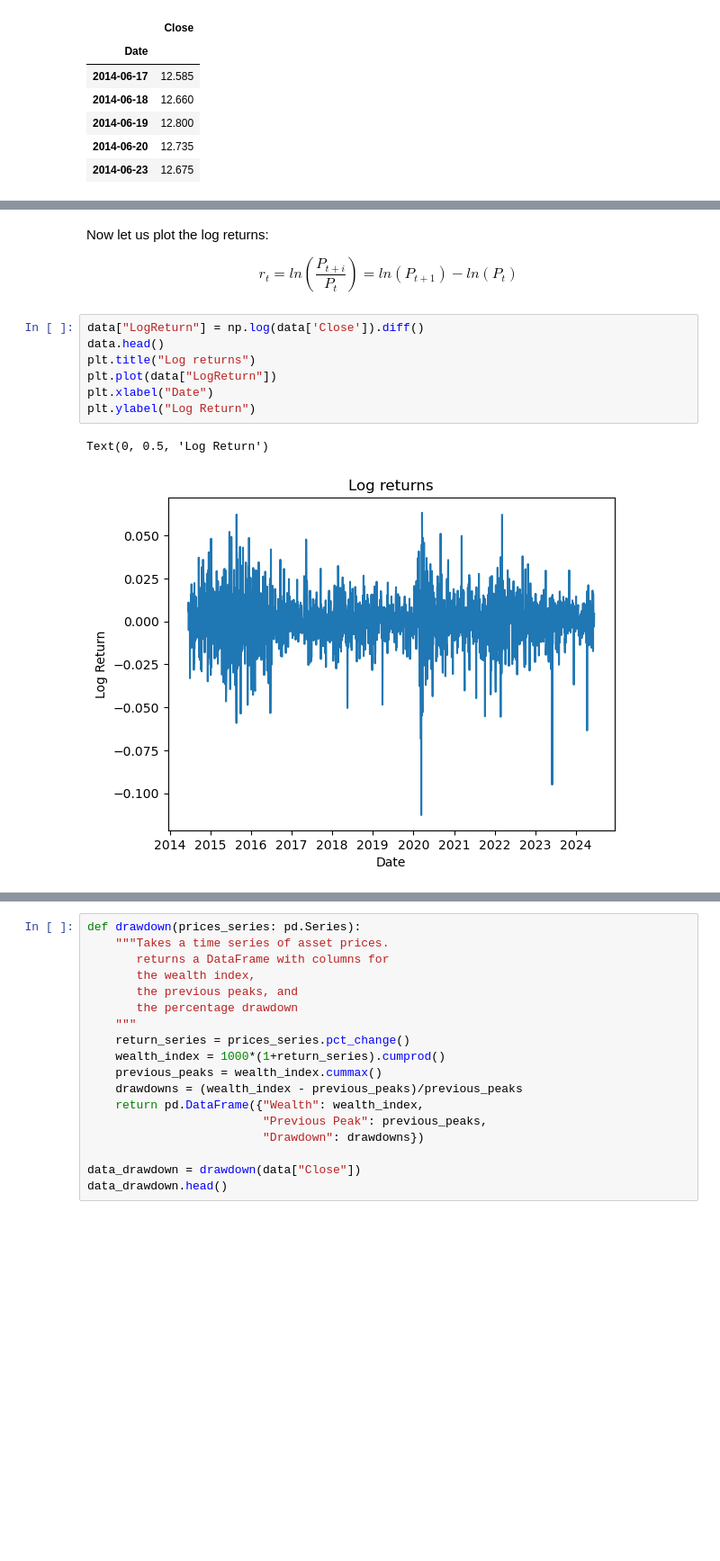
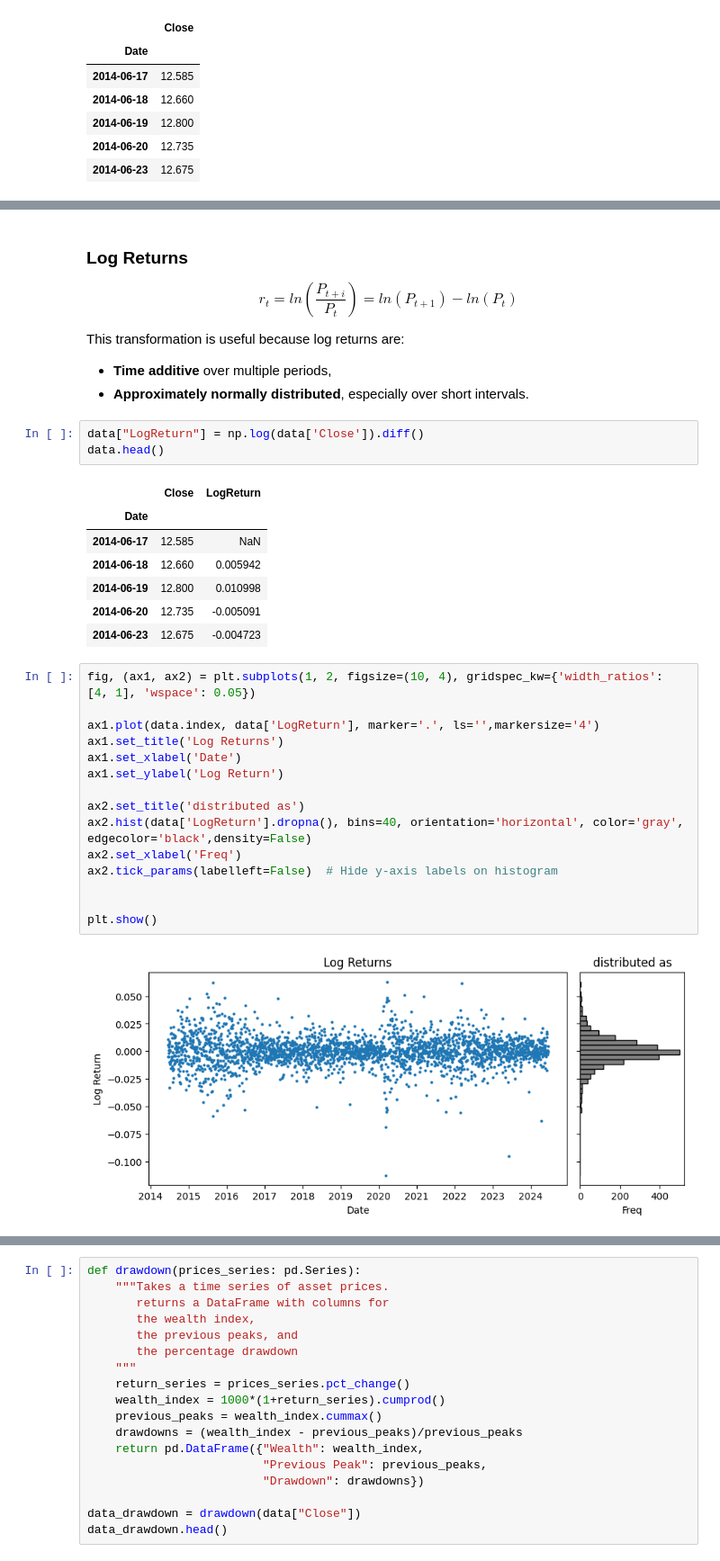
Before and after one commit to manuelgonzalzz/bonus-certificate, a Jupyter notebook: project_grade_extra.ipynb, the cells around one changed output, grey strips where cells are left out. Shown: that part at 90% size. Saved outputs shown, nothing was run; the diff lists cells and outputs as text; blank space fills up the shorter version.

```diff
--- a/project_grade_extra.ipynb
+++ b/project_grade_extra.ipynb
@@ -90,17 +100,39 @@ Median (Q2):           15.64
 # %% [markdown]
-Now let us plot the log returns:
+### Log Returns
 
 $$
 r_t = ln\left(\frac{P_{t+i}}{P_t}\right) = ln(P_{t+1})-ln(P_t)
 $$
+
+This transformation is useful because log returns are:
+- **Time additive** over multiple periods,
+- **Approximately normally distributed**, especially over short intervals.
 # %%
 data["LogReturn"] = np.log(data['Close']).diff()
 data.head()
-plt.title("Log returns")
-plt.plot(data["LogReturn"])
-plt.xlabel("Date")
-plt.ylabel("Log Return")
 # %% [output]
-Text(0, 0.5, 'Log Return')
-[figure, removed]
+|  | Close | LogReturn |
+| Date |  |  |
+| 2014-06-17 | 12.585 | NaN |
+| 2014-06-18 | 12.660 | 0.005942 |
+| 2014-06-19 | 12.800 | 0.010998 |
+| 2014-06-20 | 12.735 | -0.005091 |
+| 2014-06-23 | 12.675 | -0.004723 |
+# %%
+fig, (ax1, ax2) = plt.subplots(1, 2, figsize=(10, 4), gridspec_kw={'width_ratios': [4, 1], 'wspace': 0.05})
+
+ax1.plot(data.index, data['LogReturn'], marker='.', ls='',markersize='4')
+ax1.set_title('Log Returns')
+ax1.set_xlabel('Date')
+ax1.set_ylabel('Log Return')
+
+ax2.set_title('distributed as')
+ax2.hist(data['LogReturn'].dropna(), bins=40, orientation='horizontal', color='gray', edgecolor='black',density=False)
+ax2.set_xlabel('Freq')
+ax2.tick_params(labelleft=False)  # Hide y-axis labels on histogram
+
+
+plt.show()
+# %% [output]
+[figure, added]
 # %%
```
Also changed, not shown: parts of 35 cells of this notebook.
